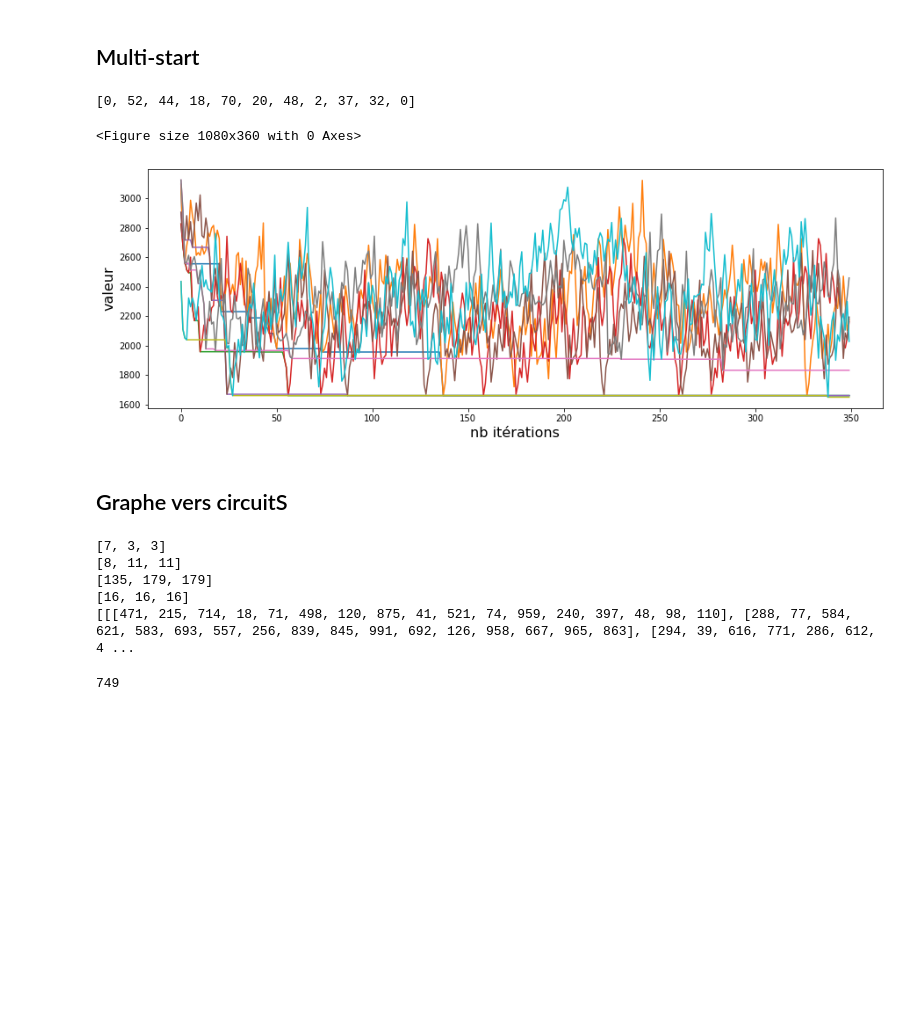
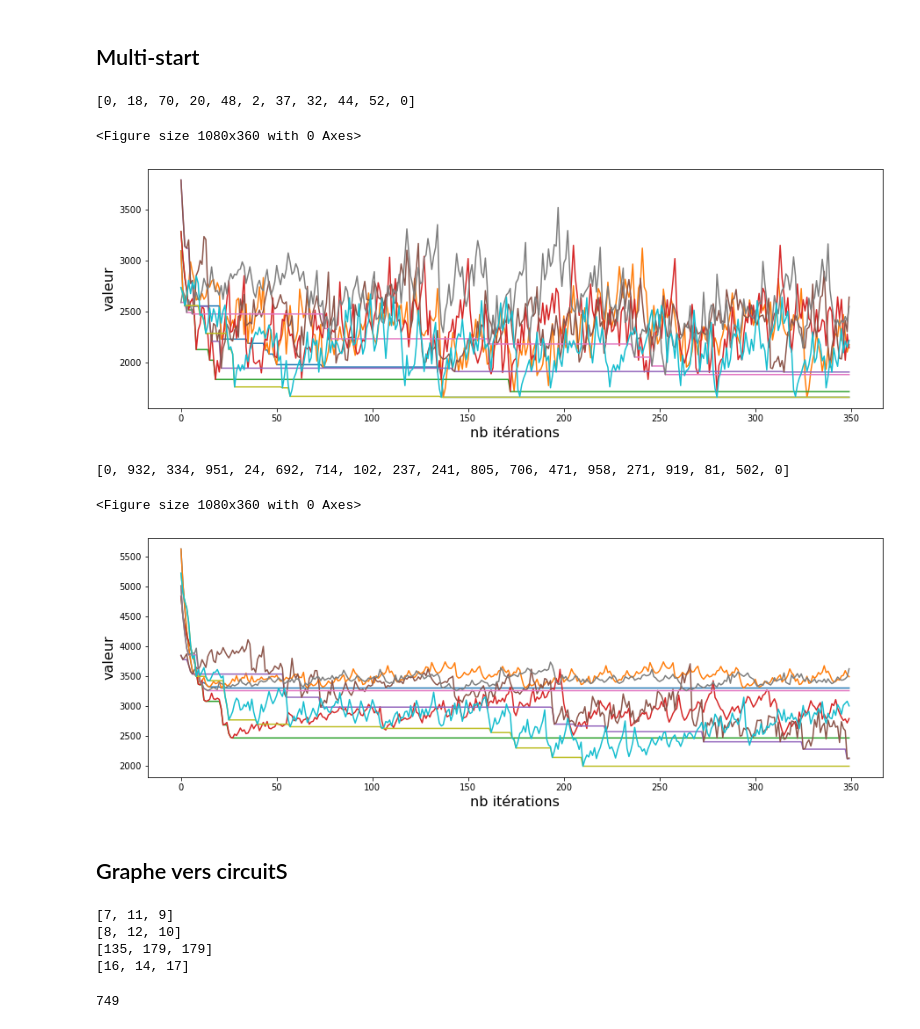
Before and after one commit to nilitz/Jupyter, a Jupyter notebook: projet/generation.ipynb, the cells around one changed output. Drawn from its saved outputs; the diff is of its cells as text; code cells hidden in the pictures; blank space fills up the shorter version.

```diff
--- a/projet/generation.ipynb
+++ b/projet/generation.ipynb
@@ -197,7 +199,8 @@ res = plt.plot(range(50), ba)
 # %% [markdown]
 ## Multi-start
 # %%
-def tabu_multi_start(number, iteration, shuffled, actual_roads):
+def tabu_multi_start(number, iteration, circuit, actual_roads):
+    shuffled = circuit[1:-1]
     plt.figure(figsize=(15,5))
     best_local_score = -1
     best_local_circuit = []
@@ -210,36 +213,39 @@ def tabu_multi_start(number, iteration, shuffled, actual_roads):
         actual_score = circuit_score(bc, actual_roads)
 
         if best_local_score == -1 or actual_score < best_local_score:
             best_local_score = actual_score
             best_local_circuit = bc
 
         plt.xlabel("nb itérations", fontsize=16)
         plt.ylabel("valeur", fontsize=16)
         res = plt.plot(range(iteration), bt)
         res = plt.plot(range(iteration), ba)
 
         random.shuffle(shuffled)
     return best_local_circuit
 
 
 
 n = 5
-test_circuit = [0,2,18,20,32,37,44,48,52,70,0]
+test_circuit = [0, 102, 958, 932, 919, 241, 805, 24, 237, 951, 502, 334, 471, 706, 81, 714, 271, 692, 0]
 shuffled = test_circuit[1:-1]
 
 it = 350
 
 plt.figure(figsize=(15,5))
 best = -1
 
 
 roads = import_roads(test_circuit)
 
 print(tabu_multi_start(n, it, test_circuit, roads))
 # %% [output]
-[0, 52, 44, 18, 70, 20, 48, 2, 37, 32, 0]
+[0, 18, 70, 20, 48, 2, 37, 32, 44, 52, 0]
 <Figure size 1080x360 with 0 Axes>
-[figure, old version]
+[figure, new version]
+[0, 932, 334, 951, 24, 692, 714, 102, 237, 241, 805, 706, 471, 958, 271, 919, 81, 502, 0]
+<Figure size 1080x360 with 0 Axes>
+[figure, added]
 # %% [markdown]
 ## Graphe vers circuitS
 # %%
@@ -285,15 +291,11 @@ def create_circuits(clients_list, roads_list, k):
             circuits[idx].append(truck_circuit)
     return circuits
 circuits = create_circuits([num_clients_FR, num_clients_PA, num_clients_PR], [roads_FR, roads_PA, roads_PR], k)
-
-
-print(c)
 # %% [output]
-[7, 3, 3]
-[8, 11, 11]
+[7, 11, 9]
+[8, 12, 10]
 [135, 179, 179]
-[16, 16, 16]
-[[[471, 215, 714, 18, 71, 498, 120, 875, 41, 521, 74, 959, 240, 397, 48, 98, 110], [288, 77, 584, 621, 583, 693, 557, 256, 839, 845, 991, 692, 126, 958, 667, 965, 863], [294, 39, 616, 771, 286, 612, 4 ...
+[16, 14, 17]
 # %%
 def get_closer_node(node, roads, passed):
     min_weight = -1
```
Also changed, not shown: parts of 1 cell of this notebook, 2 other files.
